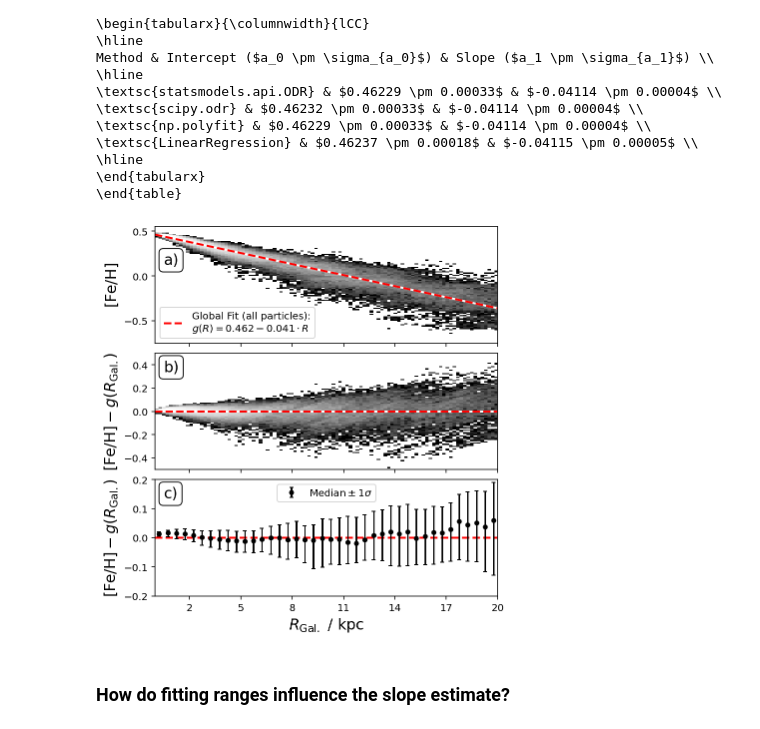
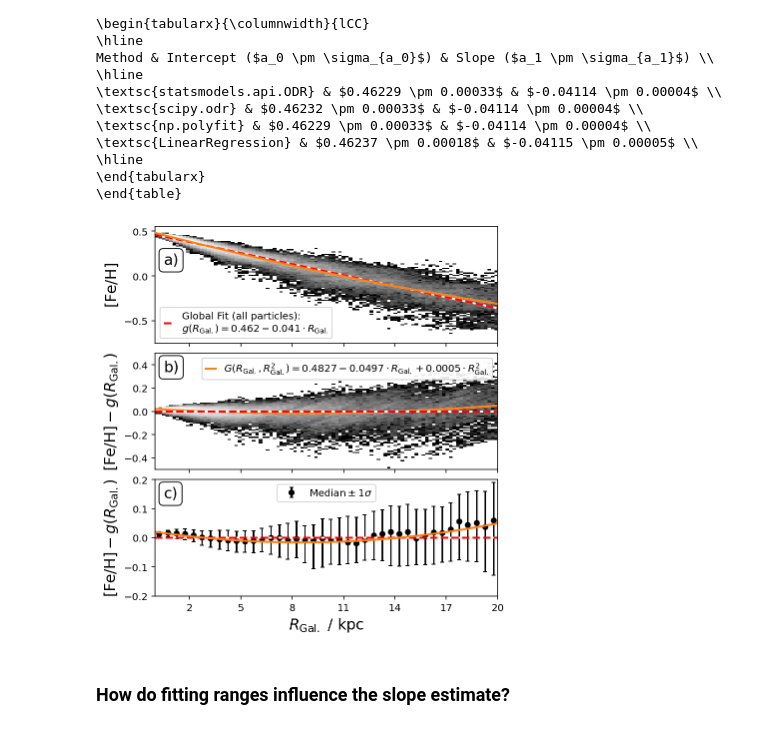
Before and after one commit to svenbuder/nihao_radial_metallicity_gradients, a Jupyter notebook: nihao_radial_metallicity_gradients.ipynb, the cells around one changed output. Cells and saved outputs as stored; diff of their text form; code cells hidden in the pictures.

Commit message:
quadratic fit

```diff
--- a/nihao_radial_metallicity_gradients.ipynb
+++ b/nihao_radial_metallicity_gradients.ipynb
@@ -336,8 +336,21 @@ ax.hist2d(
     zorder = 1
 )
 
-R_line = np.linspace(0,nihao_R_max,100).reshape(-1, 1)
-Fe_H_line = model_global.predict(R_line)
+R_line = np.linspace(0,nihao_R_max,100)
+Fe_H_line = model_global.predict(R_line.reshape(-1, 1))
+
+ax.plot(
+    R_line,
+    flattening_radial_metallicity_gradient(R_line),
+    c = 'w',lw=2,
+    zorder = 2
+)
+ax.plot(
+    R_line,
+    flattening_radial_metallicity_gradient(R_line),
+    c = 'C1',lw=2,
+    zorder = 3
+)
 
 ax.plot(
     R_line,
@@ -349,9 +362,10 @@ s2 = ax.plot(
     R_line,
     Fe_H_line,
     c = 'r',lw=2,ls='dashed',
-    zorder = 2, label = 'Global Fit (all particles):\n'+r'$g(R) = '+"{:.3f}".format(model_global.intercept_)+' '+"{:.3f}".format(model_global.coef_[0])+'\cdot R$'
+    zorder = 2, label = 'Global Fit (all particles):\n'+r'$g(R_\mathrm{Gal.}) = '+"{:.3f}".format(model_global.intercept_)+' '+"{:.3f}".format(model_global.coef_[0])+'\cdot R_\mathrm{Gal.}$'
 )
-ax.legend(loc='lower left', fontsize=10)
+
+ax.legend(loc='lower left', fontsize=10, handlelength=1)
 ax.set_xlim(0,nihao_R_max)
 # ax.set_xticks([2,5,8,11,14,17,20])
 
@@ -369,22 +383,35 @@ ax.hist2d(
     zorder = 1
 )
 
-R_line = np.linspace(0,nihao_R_max,100).reshape(-1, 1)
-# Fe_H_line = model_global.predict(R_line)
-Fe_H_line = np.zeros(len(R_line))
+ax.plot(
+    R_line,
+    flattening_radial_metallicity_gradient(R_line) - Fe_H_line.T,
+    c = 'w',lw=2,
+    zorder = 2
+)
+ax.plot(
+    R_line,
+    flattening_radial_metallicity_gradient(R_line) - Fe_H_line.T,
+    c = 'C1',lw=2,
+    zorder = 2, label = r'$G(R_\mathrm{Gal.},R_\mathrm{Gal.}^2) = '+"{:.4f}".format(model_global_quadratic_results.params[0])+' '+"{:.4f}".format(model_global_quadratic_results.params[1])+'\cdot R_\mathrm{Gal.} + '+"{:.4f}".format(model_global_quadratic_results.params[2])+'\cdot R_\mathrm{Gal.}^2$'
+)
 
 ax.plot(
     R_line,
-    Fe_H_line,
+    np.zeros(len(R_line)),
     c = 'w',lw=2,
     zorder = 2
 )
 s2 = ax.plot(
     R_line,
-    Fe_H_line,
+    np.zeros(len(R_line)),
     c = 'r',lw=2,ls='dashed',
-    zorder = 2, label = 'Global Fit (all particles):\n'+r'$g(R) = '+"{:.3f}".format(model_global.intercept_)+' '+"{:.3f}".format(model_global.coef_[0])+'\cdot R$'
+    zorder = 2
 )
+
+ax.legend(loc='upper right', fontsize=10, handlelength=1, framealpha=0.9)
+
+
 # ax.set_xlim(0,nihao_R_max)
 # ax.set_xticks([2,5,8,11,14,17,20])
 
@@ -416,44 +443,52 @@ for R_index, (R_bin_min, R_bin_max) in enumerate(zip(R_bins[:-1],R_bins[1:])):
         0.5*(R_bin_min+R_bin_max),
         perc[1],
         yerr = [[perc[1]-perc[0]],[perc[2]-perc[1]]],
-        c = 'k',ms=4,fmt='o',label = label,
-        capsize=2, zorder = 3
+        c = 'k',ms=5,fmt='o',label = label,
+        capsize=2, zorder = 1
     )
 
     if R_bin_min in [0.0,8.0,19.0]:
         Fe_H_spread = np.round(0.5*(perc[2]-perc[0]),2)
         np.savetxt('tex_text/fe_h_spread_at_R_'+str(int(R_bin_min))+'kpc.tex',[r'$\sigma \mathrm{[Fe/H]} = '+str(Fe_H_spread)+'\,\mathrm{dex}$%'],fmt='%s')
 
     if R_index == 0:
         legend_labels = []
         legend_labels.append(s)
 
 ax.plot(
     R_line,
-    Fe_H_line,
+    np.zeros(len(R_line)),
     c = 'w',lw=2,
     zorder = 2
 )
 s2 = ax.plot(
     R_line,
-    Fe_H_line,
+    np.zeros(len(R_line)),
     c = 'r',lw=2,ls='dashed',
     zorder = 2
 )
+
+s2 = ax.plot(
+    R_line,
+    flattening_radial_metallicity_gradient(R_line) - Fe_H_line.T,
+    c = 'C1',lw=2,
+    zorder = 2
+)
+
 ax.set_ylim(-0.2,0.2)
 
 ax.set_xlim(0,nihao_R_max)
 ax.set_xticks([2,5,8,11,14,17,20])
 
 ax.legend(loc = 'upper center', fontsize=10)
 
 plt.tight_layout(h_pad=0)
 
 plt.savefig('figures/global_r_feh_fit.png',dpi=300,bbox_inches='tight')
 plt.show()
 plt.close()
 # %% [output]
-[figure, old version]
+[figure, new version]
 # %% [markdown]
 ### How do fitting ranges influence the slope estimate?
 # %%
```
Also changed, not shown: parts of 4 cells of this notebook, 5 other files.
